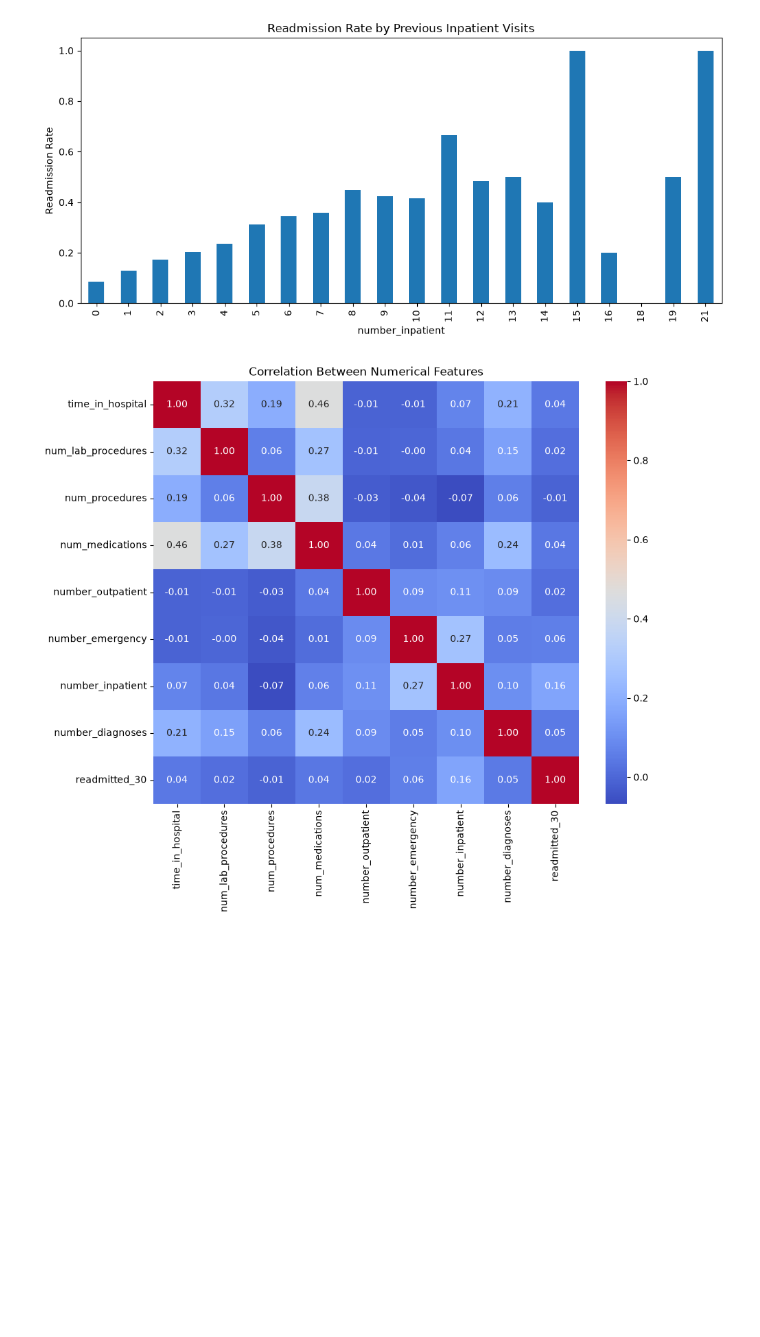
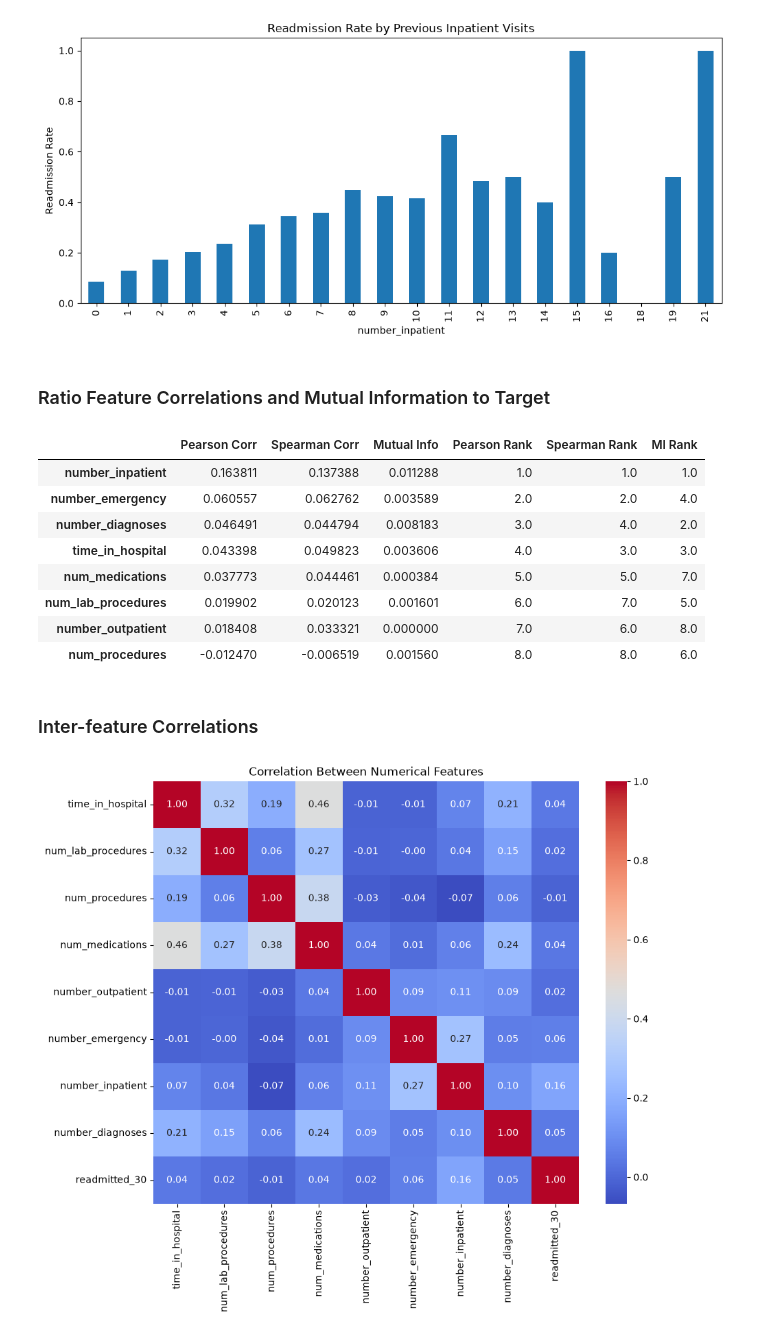
Before and after one commit to moolanp/COMP9170_Course_Project, a Jupyter notebook: Pipeline/DataScience_V2.ipynb, the cells around one changed output. Drawn from its saved outputs; the diff is of its cells as text; code cells hidden in the pictures; blank space fills up the shorter version.

```diff
--- a/Pipeline/DataScience_V2.ipynb
+++ b/Pipeline/DataScience_V2.ipynb
@@ -513 +518,32 @@ plt.show()
+# %% [markdown]
+### Ratio Feature Correlations and Mutual Information to Target
+# %%
+X_ratio = data[ratio_features]
+y = data["readmitted_30"]
+
+feature_ranks = pd.DataFrame({
+    "Pearson Corr":  X_ratio.corrwith(y, method="pearson"),
+    "Spearman Corr": X_ratio.corrwith(y, method="spearman"),
+    "Mutual Info": pd.Series(mutual_info_classif(X_ratio, y, discrete_features=False, random_state=42),index=ratio_features)
+})
+
+feature_ranks["Pearson Rank"] = feature_ranks["Pearson Corr"].abs().rank(ascending=False)
+feature_ranks["Spearman Rank"] = feature_ranks["Spearman Corr"].abs().rank(ascending=False)
+feature_ranks["MI Rank"] = feature_ranks["Mutual Info"].rank(ascending=False)
+
+feature_ranks.sort_values(by=['Pearson Rank'],inplace=True,ascending=True)
+
+display(feature_ranks)
+# %% [output]
+|  | Pearson Corr | Spearman Corr | Mutual Info | Pearson Rank | Spearman Rank | MI Rank |
+| number_inpatient | 0.163811 | 0.137388 | 0.011288 | 1.0 | 1.0 | 1.0 |
+| number_emergency | 0.060557 | 0.062762 | 0.003589 | 2.0 | 2.0 | 4.0 |
+| number_diagnoses | 0.046491 | 0.044794 | 0.008183 | 3.0 | 4.0 | 2.0 |
+| time_in_hospital | 0.043398 | 0.049823 | 0.003606 | 4.0 | 3.0 | 3.0 |
+| num_medications | 0.037773 | 0.044461 | 0.000384 | 5.0 | 5.0 | 7.0 |
+| num_lab_procedures | 0.019902 | 0.020123 | 0.001601 | 6.0 | 7.0 | 5.0 |
+| number_outpatient | 0.018408 | 0.033321 | 0.000000 | 7.0 | 6.0 | 8.0 |
+| num_procedures | -0.012470 | -0.006519 | 0.001560 | 8.0 | 8.0 | 6.0 |
+# %% [markdown]
+### Inter-feature Correlations
 # %%
```
Also changed, not shown: parts of 11 cells of this notebook.
